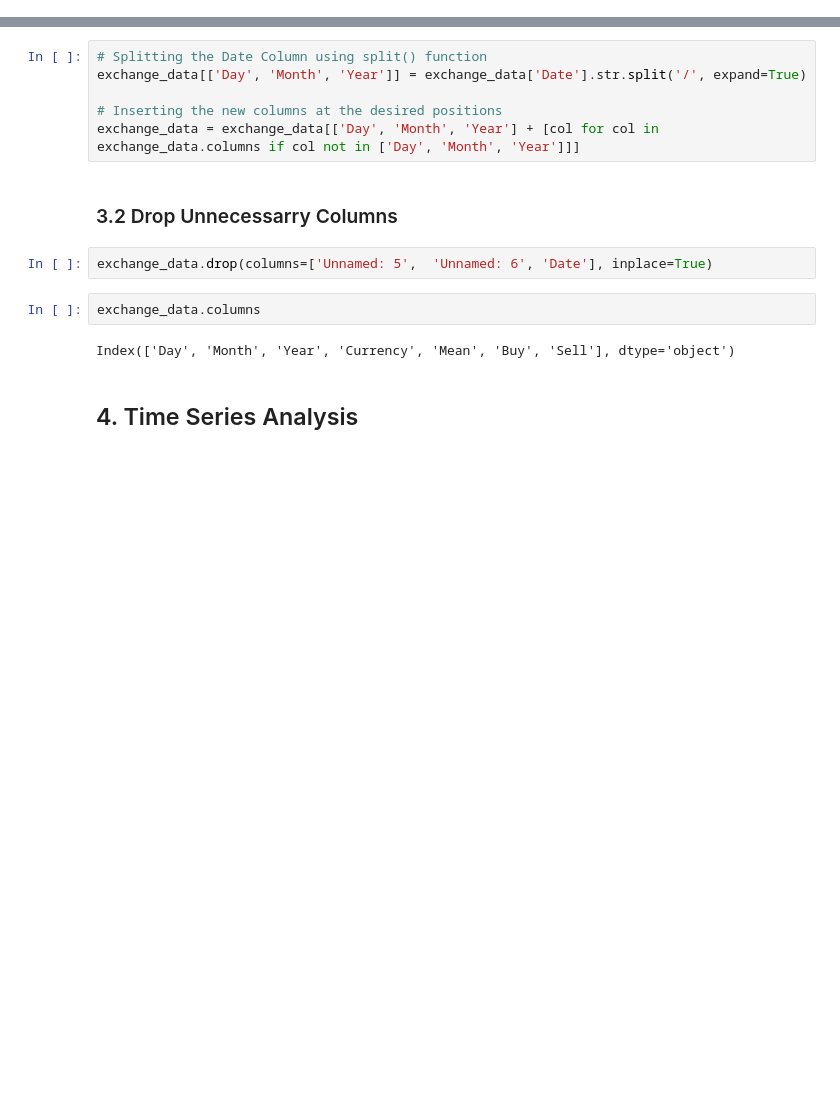
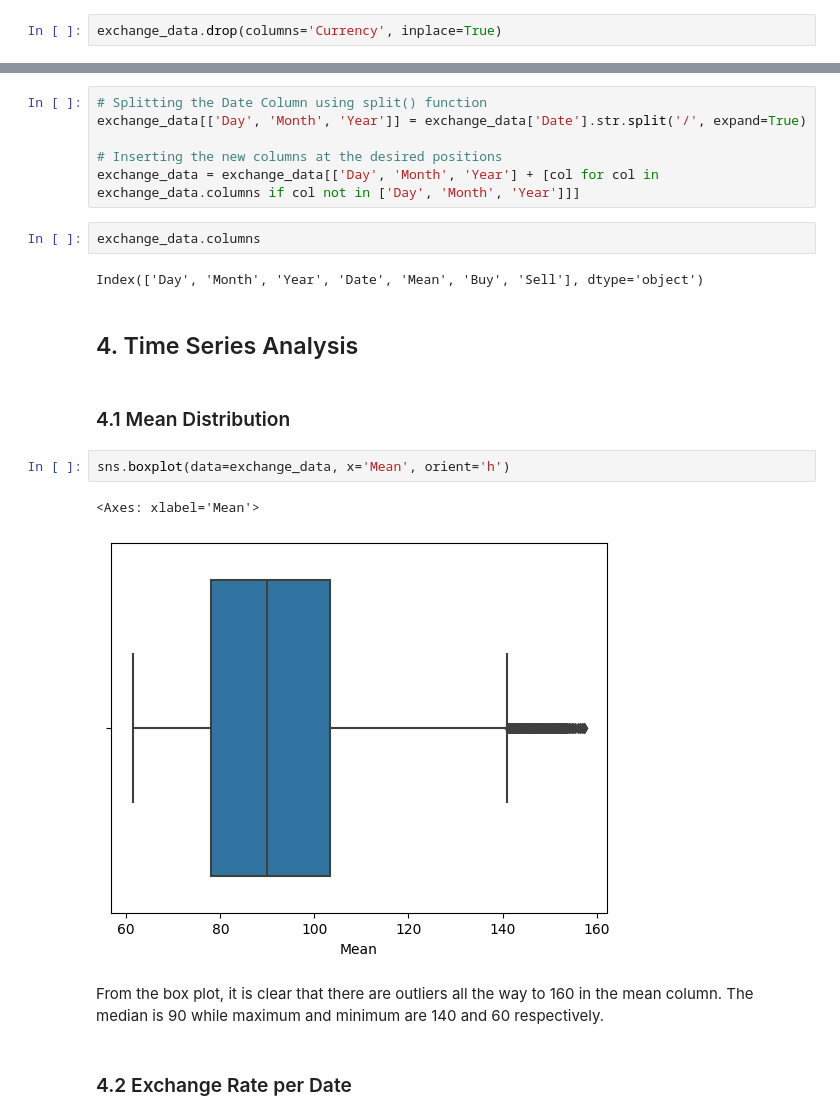
Before and after one commit to MbuviM/Ksh_USD_Exchange_Rate_Forecast, a Jupyter notebook: Forecast.ipynb, the cells around one changed output, grey strips where cells are left out. Drawn from its saved outputs; the diff is of its cells as text; blank space fills up the shorter version.

```diff
--- a/Forecast.ipynb
+++ b/Forecast.ipynb
@@ -44,3 +44,5 @@ memory usage: 263.3+ KB
+# %%
+exchange_data.drop(columns='Currency', inplace=True)
 # %% [markdown]
 ## 3. Data Cleaning
 # %% [markdown]
@@ -51,13 +53,20 @@ exchange_data[['Day', 'Month', 'Year']] = exchange_data['Date'].str.split('/', e
 
 # Inserting the new columns at the desired positions
 exchange_data = exchange_data[['Day', 'Month', 'Year'] + [col for col in exchange_data.columns if col not in ['Day', 'Month', 'Year']]]
-# %% [markdown]
-### 3.2 Drop Unnecessarry Columns
-# %%
-exchange_data.drop(columns=['Unnamed: 5',  'Unnamed: 6', 'Date'], inplace=True)
 # %%
 exchange_data.columns
 # %% [output]
-Index(['Day', 'Month', 'Year', 'Currency', 'Mean', 'Buy', 'Sell'], dtype='object')
+Index(['Day', 'Month', 'Year', 'Date', 'Mean', 'Buy', 'Sell'], dtype='object')
 # %% [markdown]
 ## 4. Time Series Analysis
+# %% [markdown]
+### 4.1 Mean Distribution
+# %%
+sns.boxplot(data=exchange_data, x='Mean', orient='h')
+# %% [output]
+<Axes: xlabel='Mean'>
+[figure, added]
+# %% [markdown]
+From the box plot, it is clear that there are outliers all the way to 160 in the mean column. The median is 90 while maximum and minimum are 140 and 60 respectively.
+# %% [markdown]
+### 4.2 Exchange Rate per Date
```
Also changed, not shown: parts of 12 cells of this notebook.
